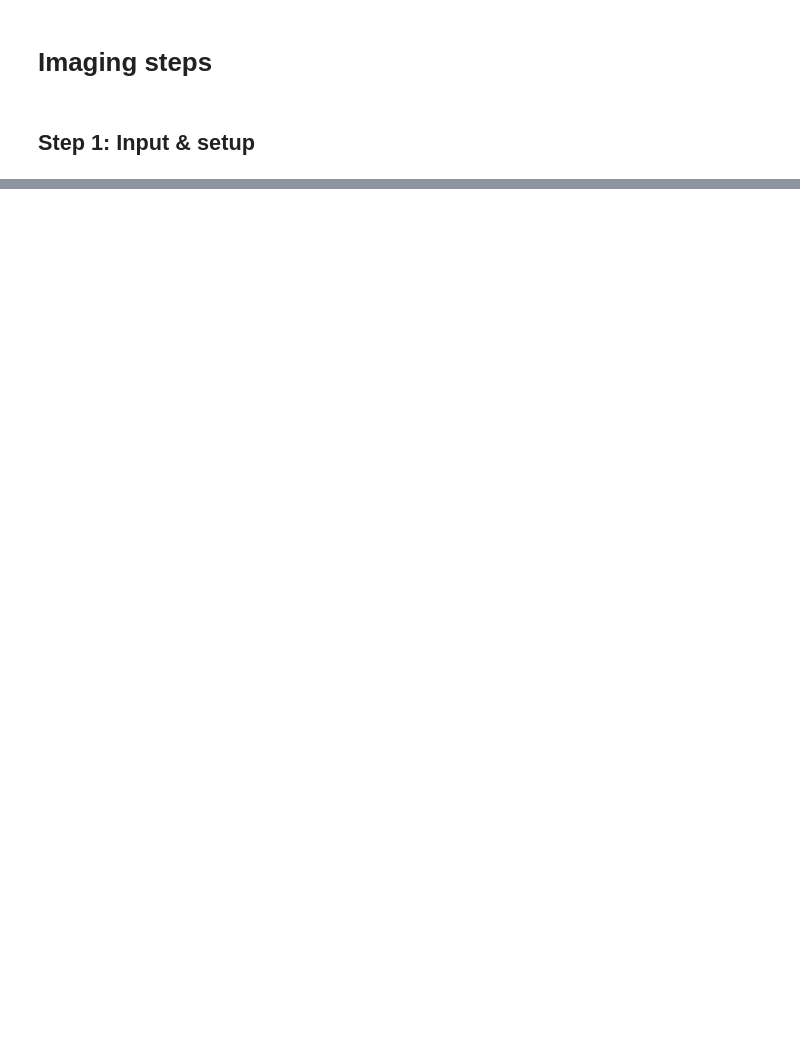
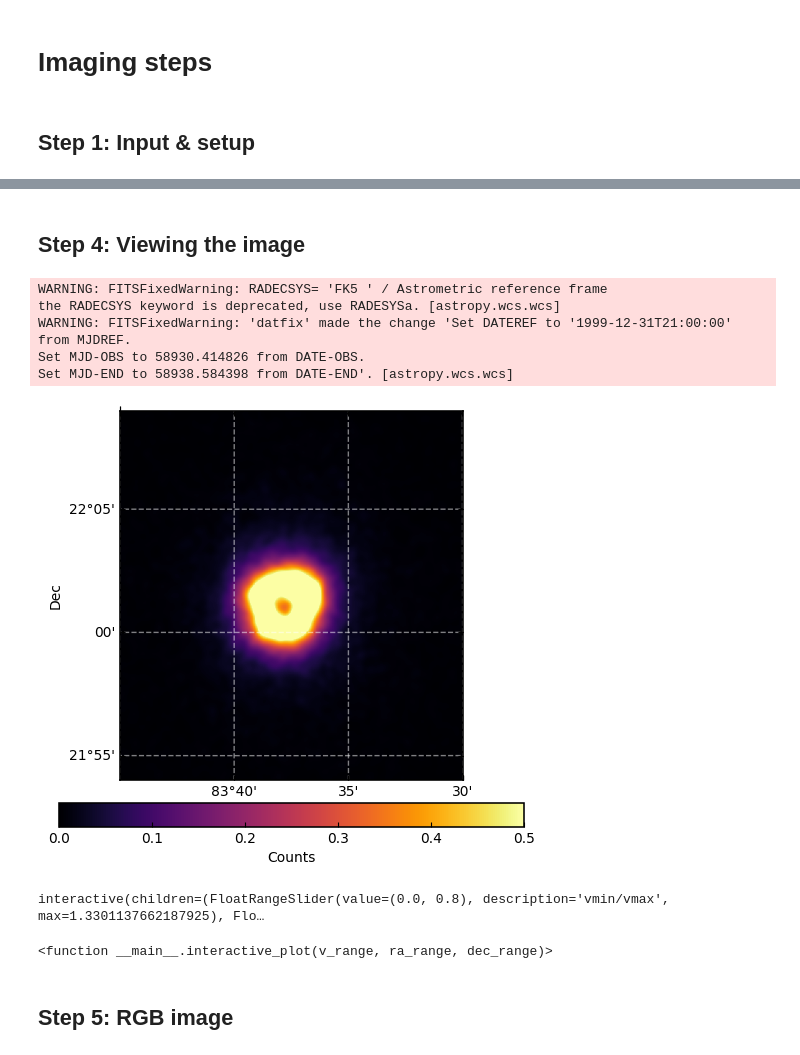
Before and after one commit to AdiPandya/HEA_SNR_Tutorials, a Jupyter notebook: eROSITA_eSASS_Tutorials/Imaging/02_Imaging.ipynb, the cells around one changed output, grey strips where cells are left out. Drawn from its saved outputs; the diff is of its cells as text; code cells hidden in the pictures; blank space fills up the shorter version.

Commit message:
eSASS: Image creation widget

```diff
--- a/eROSITA_eSASS_Tutorials/Imaging/02_Imaging.ipynb
+++ b/eROSITA_eSASS_Tutorials/Imaging/02_Imaging.ipynb
@@ -66,0 +87,45 @@ run_expmap(event_file, f'../Data/Images/merged_image_{int(band_min*1000)}_{int(b
+# %% [markdown]
+## Step 4: Viewing the image
+# %%
+image = fits.open(f'../Data/Images/merged_exp_corr_{int(band_min*1000)}_{int(band_max*1000)}.fits')[0]
+image_wcs = wcs.WCS(image.header)
+# %% [output]
+WARNING: FITSFixedWarning: RADECSYS= 'FK5 ' / Astrometric reference frame
+the RADECSYS keyword is deprecated, use RADESYSa. [astropy.wcs.wcs]
+WARNING: FITSFixedWarning: 'datfix' made the change 'Set DATEREF to '1999-12-31T21:00:00' from MJDREF.
+Set MJD-OBS to 58930.414826 from DATE-OBS.
+Set MJD-END to 58938.584398 from DATE-END'. [astropy.wcs.wcs]
+# %%
+def plot_image(image, image_wcs, ra_l=None, ra_u=None, dec_l=None, dec_u=None, vmin=0, vmax=1, sigma=2, smooth=True, limits=True):
+    fig = plt.figure(1, figsize=(6, 6))
+    ax = plt.subplot(projection=image_wcs)
+
+    if smooth:
+        smoothed_image = gaussian_filter(image.data, sigma=sigma)
+        im = ax.imshow(smoothed_image, cmap='inferno', origin='lower', vmin=vmin, vmax=vmax)
+    else:
+        im = ax.imshow(image.data, cmap='inferno', origin='lower', vmin=vmin, vmax=vmax)
+
+    ra_ax = ax.coords[0]
+    ra_ax.set_format_unit(unit='degree')
+
+    ax.set_xlabel('RA')
+    ax.set_ylabel('Dec')
+
+    if limits:
+        if ra_l is not None and ra_u is not None and dec_l is not None and dec_u is not None:
+            ra_u, dec_u = image_wcs.all_world2pix(ra_u, dec_u, 0)
+            ra_l, dec_l = image_wcs.all_world2pix(ra_l, dec_l, 0)
+            ax.set_xlim(ra_u, ra_l)
+            ax.set_ylim(dec_l, dec_u)
+        else:
+            raise ValueError("ra_l, ra_u, dec_l, and dec_u must be provided when limits=True")
+
+    ax.grid(color='white', lw=1, ls='--', alpha=0.5)
+
+    cbar = plt.colorbar(im, ax=ax, orientation='horizontal', pad=0.05)
+    cbar.set_label('Counts')
+# %%
+plot_image(image, image_wcs, 83.5, 83.75, 21.9, 22.15, 0, 0.5, limits=True)
+# %% [output]
+[figure, added]
@@ -66,0 +148,22 @@ run_expmap(event_file, f'../Data/Images/merged_image_{int(band_min*1000)}_{int(b
+# %%
+import ipywidgets as widgets
+from ipywidgets import interact
+
+v_slider = widgets.FloatRangeSlider(value=[0, 0.8], min=data_min, max=data_max, step=(data_max-data_min)/10, description='vmin/vmax')
+ra_slider = widgets.FloatRangeSlider(value=[83.5, 83.75], min=ra_min, max=ra_max, step=(ra_max-ra_min)/15, description='RA range')
+dec_slider = widgets.FloatRangeSlider(value=[21.9, 22.15], min=dec_min, max=dec_max, step=(dec_max-dec_min)/15, description='Dec range')
+
+def interactive_plot(v_range, ra_range, dec_range):
+    vmin, vmax = v_range
+    ra_l, ra_u = ra_range
+    dec_l, dec_u = dec_range
+    plot_image(image, image_wcs, ra_l, ra_u, dec_l, dec_u, vmin, vmax)
+
+interact(interactive_plot, v_range=v_slider, ra_range=ra_slider, dec_range=dec_slider)
+
+# interact(interactive_plot, vmin=vmin_slider, vmax=vmax_slider, ra_l=ra_l_slider, ra_u=ra_u_slider, dec_l=dec_l_slider, dec_u=dec_u_slider)
+# %% [output]
+interactive(children=(FloatRangeSlider(value=(0.0, 0.8), description='vmin/vmax', max=1.3301137662187925), Flo…
+<function __main__.interactive_plot(v_range, ra_range, dec_range)>
+# %% [markdown]
+## Step 5: RGB image
```
Also changed, not shown: parts of 9 cells of this notebook, 2 other files.
